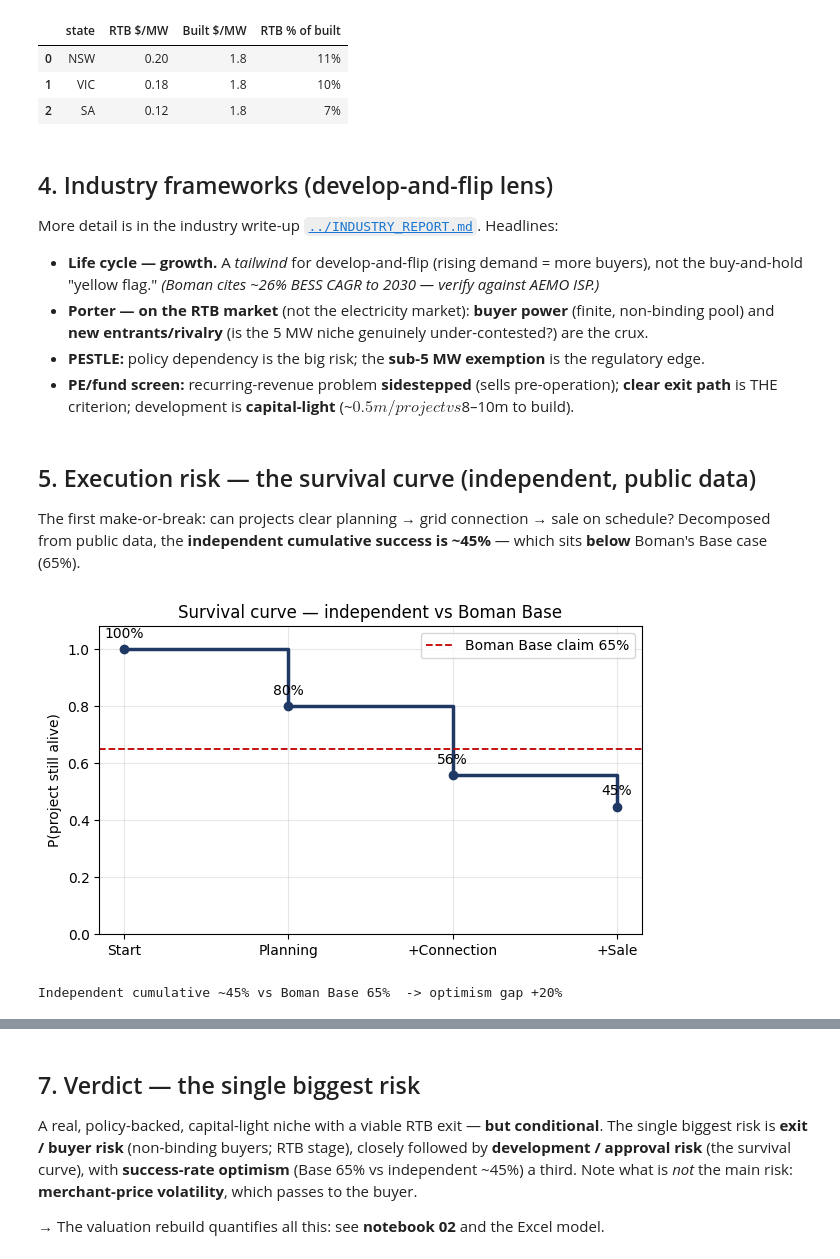
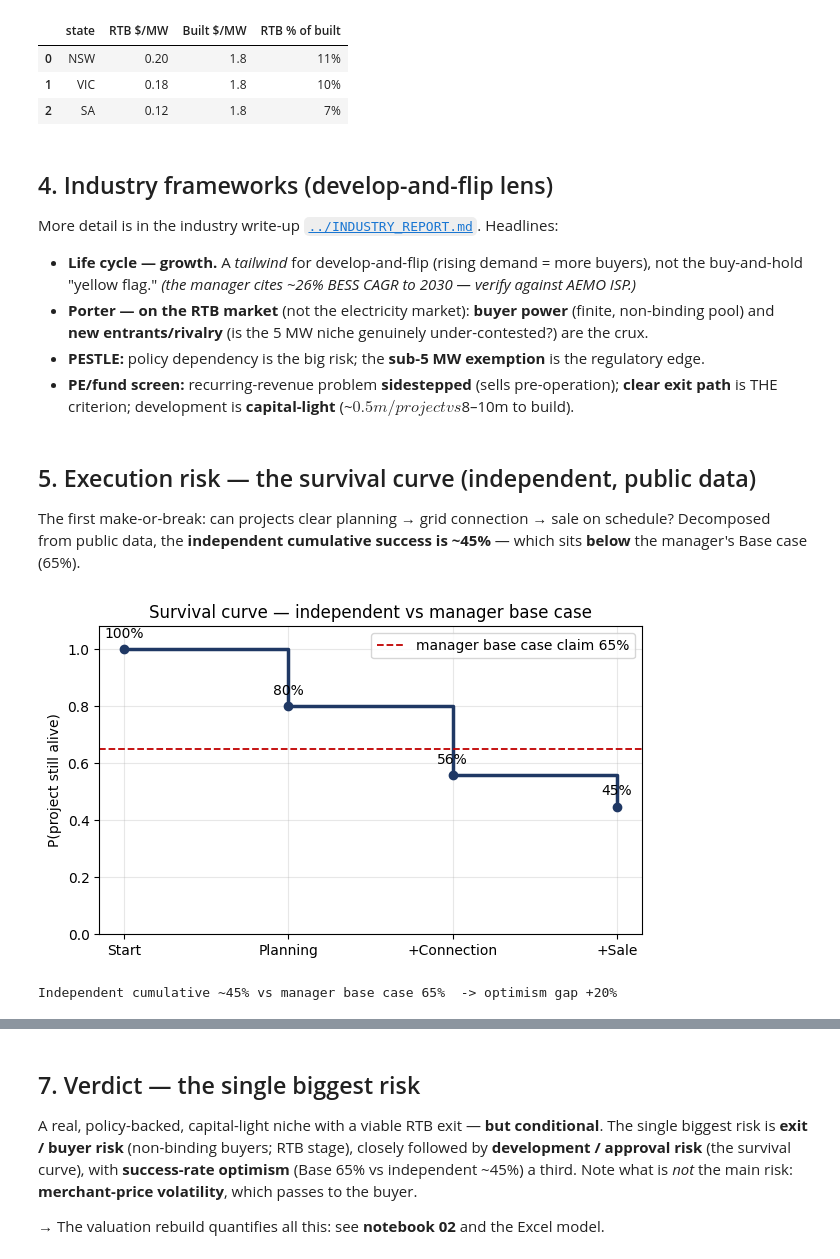
Before and after one commit to Janeqw/PE_Battery-Energy-Storage-System-BESS, a Jupyter notebook: notebooks/01_industry_analysis.ipynb, the cells around one changed output, grey strips where cells are left out. Saved outputs shown, nothing was run; the diff lists cells and outputs as text; code cells hidden in the pictures.

Commit message:
docs: expand all acronyms to full names; add per-finding data source + method + calculation; remove real names (manager/committee) repo-wide for a generic public artefact

```diff
--- a/notebooks/01_industry_analysis.ipynb
+++ b/notebooks/01_industry_analysis.ipynb
@@ -72,31 +72,31 @@ pd.DataFrame([{'state': k, 'RTB $/MW': v['rtb_per_mw'], 'Built $/MW': v['built_p
 
 More detail is in the industry write-up [`../INDUSTRY_REPORT.md`](../INDUSTRY_REPORT.md). Headlines:
 
-- **Life cycle — growth.** A *tailwind* for develop-and-flip (rising demand = more buyers), not the buy-and-hold "yellow flag." *(Boman cites ~26% BESS CAGR to 2030 — verify against AEMO ISP.)*
+- **Life cycle — growth.** A *tailwind* for develop-and-flip (rising demand = more buyers), not the buy-and-hold "yellow flag." *(the manager cites ~26% BESS CAGR to 2030 — verify against AEMO ISP.)*
 - **Porter — on the RTB market** (not the electricity market): **buyer power** (finite, non-binding pool) and **new entrants/rivalry** (is the 5 MW niche genuinely under-contested?) are the crux.
 - **PESTLE:** policy dependency is the big risk; the **sub-5 MW exemption** is the regulatory edge.
 - **PE/fund screen:** recurring-revenue problem **sidestepped** (sells pre-operation); **clear exit path** is THE criterion; development is **capital-light** (~$0.5m/project vs $8–10m to build).
 # %% [markdown]
 ## 5. Execution risk — the survival curve (independent, public data)
 
-The first make-or-break: can projects clear planning → grid connection → sale on schedule? Decomposed from public data, the **independent cumulative success is ~45%** — which sits **below** Boman's Base case (65%).
+The first make-or-break: can projects clear planning → grid connection → sale on schedule? Decomposed from public data, the **independent cumulative success is ~45%** — which sits **below** the manager's Base case (65%).
 # %%
 sc = ve.survival_curve(inp)
 stages = ['Start', 'Planning', '+Connection', '+Sale']
 surv = [1.0, sc['survival_after_planning'], sc['survival_after_connection'], sc['cumulative']]
 fig, ax = plt.subplots()
 ax.step(range(4), surv, where='post', color=NAVY, lw=2.5, marker='o')
 [ax.annotate(f'{v:.0%}', (i, v), textcoords='offset points', xytext=(0, 8), ha='center') for i, v in enumerate(surv)]
 ax.axhline(s['base_scenario_success'], color=RED, ls='--', lw=1.3,
-           label=f"Boman Base claim {s['base_scenario_success']:.0%}")
+           label=f"manager base case claim {s['base_scenario_success']:.0%}")
 ax.set_xticks(range(4)); ax.set_xticklabels(stages); ax.set_ylim(0, 1.08)
-ax.set_ylabel('P(project still alive)'); ax.set_title('Survival curve — independent vs Boman Base')
+ax.set_ylabel('P(project still alive)'); ax.set_title('Survival curve — independent vs manager base case')
 ax.legend(); ax.grid(alpha=.3); plt.show()
-print(f"Independent cumulative ~{sc['cumulative']:.0%} vs Boman Base {s['base_scenario_success']:.0%}"
+print(f"Independent cumulative ~{sc['cumulative']:.0%} vs manager base case {s['base_scenario_success']:.0%}"
       f"  -> optimism gap {s['optimism_gap']:+.0%}")
 # %% [output]
-[figure, old version]
+[figure, new version]
-Independent cumulative ~45% vs Boman Base 65%  -> optimism gap +20%
+Independent cumulative ~45% vs manager base case 65%  -> optimism gap +20%
 # %% [markdown]
 ## 6. Exit risk — the buyer landscape (the decisive section)
 
```
Also changed, not shown: parts of 4 cells of this notebook, 15 other files.
